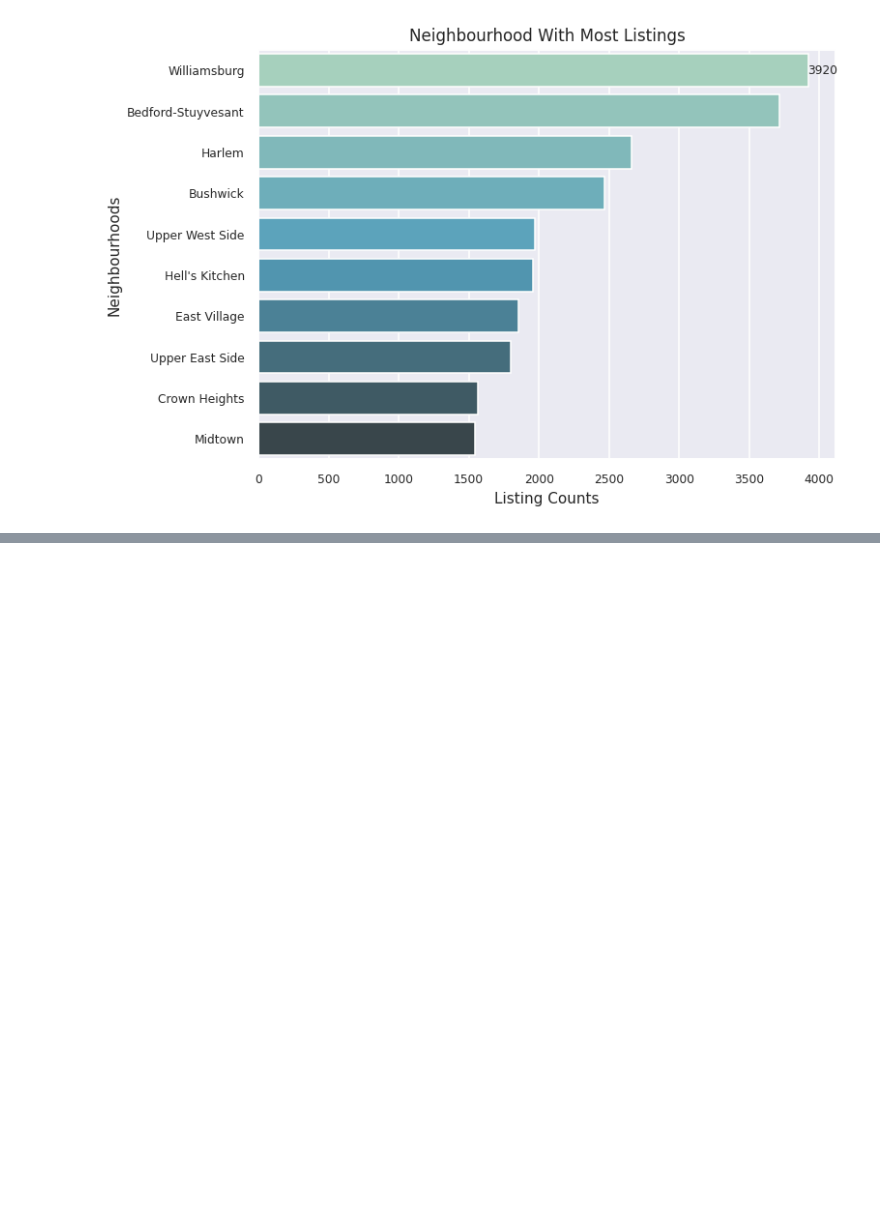
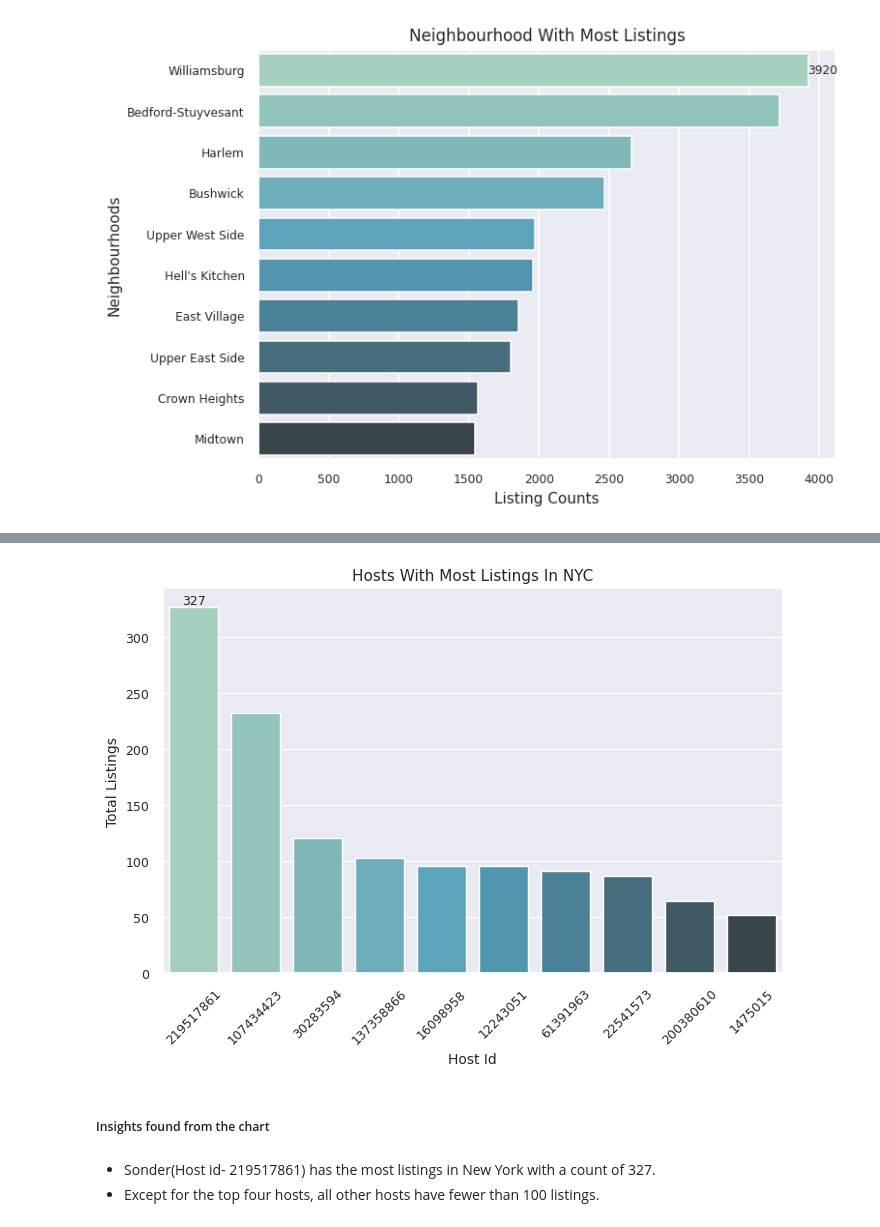
Before and after one commit to abhijain1216/AirBnb-Bookings-Analysis-EDA-project, a Jupyter notebook: AirBnb_Bookings_Analysis_EDA_pyhton_Project.ipynb, the cells around one changed output, grey strips where cells are left out. Drawn from its saved outputs; the diff is of its cells as text; code cells hidden in the pictures; blank space fills up the shorter version.

```diff
--- a/AirBnb_Bookings_Analysis_EDA_pyhton_Project.ipynb
+++ b/AirBnb_Bookings_Analysis_EDA_pyhton_Project.ipynb
@@ -387,0 +397,8 @@ plt.show()
+# %%
+# Chart - 4 visualization code
+
+# Dataframe for Hosts having maximum listing
+host_listing_df = airbnb[['host_id','host_name']].value_counts().sort_values(ascending = False).reset_index().rename(columns = {'count':'total_listing_count'})
+
+# Let's check top 10
+host_listing_df[:10]
@@ -387,0 +417,18 @@ plt.show()
+# %%
+# Visualization using bar plot
+plt.figure(figsize = (8,5))
+plot = sns.barplot(data = host_listing_df[:10],x = 'host_id',y = 'total_listing_count',palette='GnBu_d',order =  host_listing_df[:10].sort_values('total_listing_count',ascending = False).host_id)
+plt.title('Hosts With Most Listings In NYC',fontsize=11)
+plt.bar_label(plot.containers[0], label_type='edge',size = 9)
+plt.ylabel('Total Listings',fontsize=10)
+plt.xlabel('Host Id',fontsize=10)
+plt.xticks(rotation = 45,fontsize = 9)
+plt.yticks(fontsize = 9)
+plt.show()
+# %% [output]
+[figure, added]
+# %% [markdown]
+##### Insights found from the chart
+# %% [markdown]
+* Sonder(Host id- 219517861) has the most listings in New York with a count of 327.
+* Except for the top four hosts, all other hosts have fewer than 100 listings.
```
Also changed, not shown: parts of 20 cells of this notebook.
